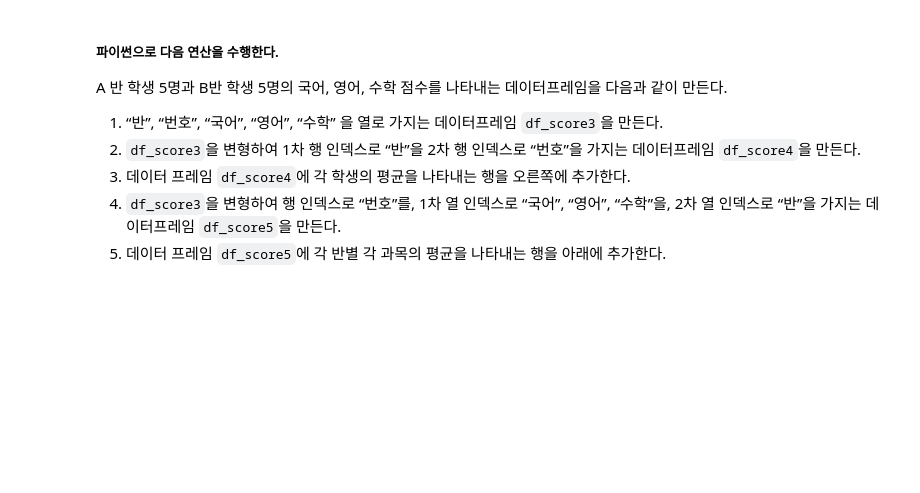
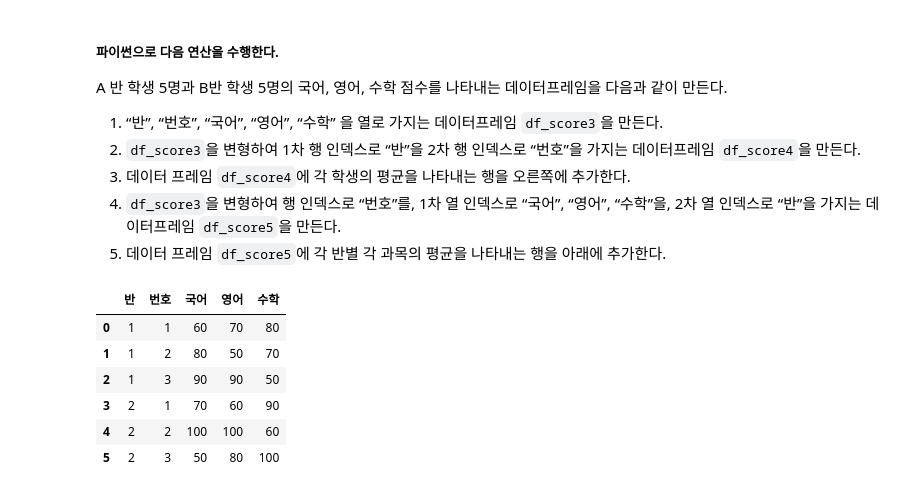
Before and after one commit to Chixol/Python, a Jupyter notebook: pandas_data_analysis/pandas_multi_index.ipynb, the cells around one changed output. Cells and saved outputs as stored; diff of their text form; code cells hidden in the pictures; blank space fills up the shorter version.

```diff
--- a/pandas_data_analysis/pandas_multi_index.ipynb
+++ b/pandas_data_analysis/pandas_multi_index.ipynb
@@ -331,3 +331,20 @@ A 반 학생 5명과 B반 학생 5명의 국어, 영어, 수학 점수를 나타
 3. 데이터 프레임 `df_score4`에 각 학생의 평균을 나타내는 행을 오른쪽에 추가한다.
 4. `df_score3`을 변형하여 행 인덱스로 “번호”를, 1차 열 인덱스로 “국어”, “영어”, “수학”을, 2차 열 인덱스로 “반”을 가지는 데이터프레임 `df_score5`을 만든다.
 5. 데이터 프레임 `df_score5`에 각 반별 각 과목의 평균을 나타내는 행을 아래에 추가한다.
+# %%
+df_score3 = pd.DataFrame({
+    '반' : [1, 1, 1, 2, 2, 2],
+    '번호' : [1, 2, 3, 1, 2, 3],
+    '국어' : [60, 80, 90, 70, 100, 50],
+    '영어' : [70, 50, 90, 60, 100, 80],
+    '수학' : [80, 70, 50, 90, 60, 100]
+})
+df_score3
+# %% [output]
+|  | 반 | 번호 | 국어 | 영어 | 수학 |
+| 0 | 1 | 1 | 60 | 70 | 80 |
+| 1 | 1 | 2 | 80 | 50 | 70 |
+| 2 | 1 | 3 | 90 | 90 | 50 |
+| 3 | 2 | 1 | 70 | 60 | 90 |
+| 4 | 2 | 2 | 100 | 100 | 60 |
+| 5 | 2 | 3 | 50 | 80 | 100 |
```
Also changed, not shown: parts of 4 cells of this notebook.
